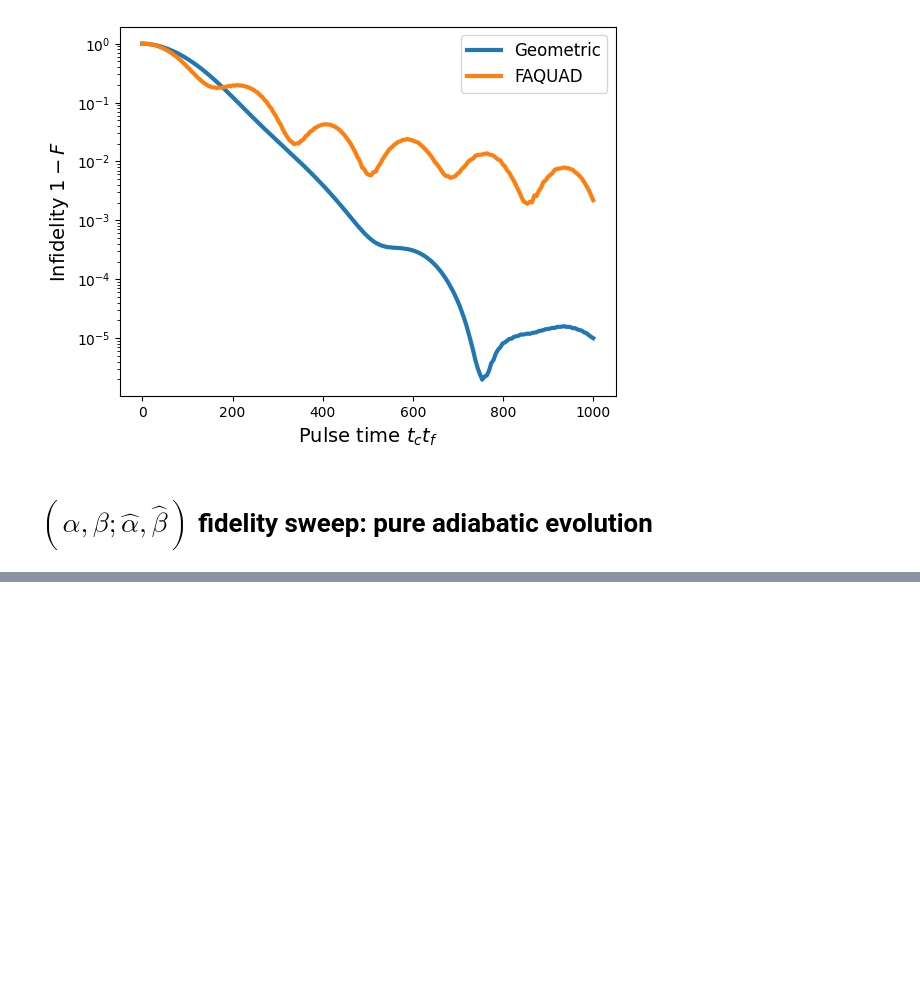
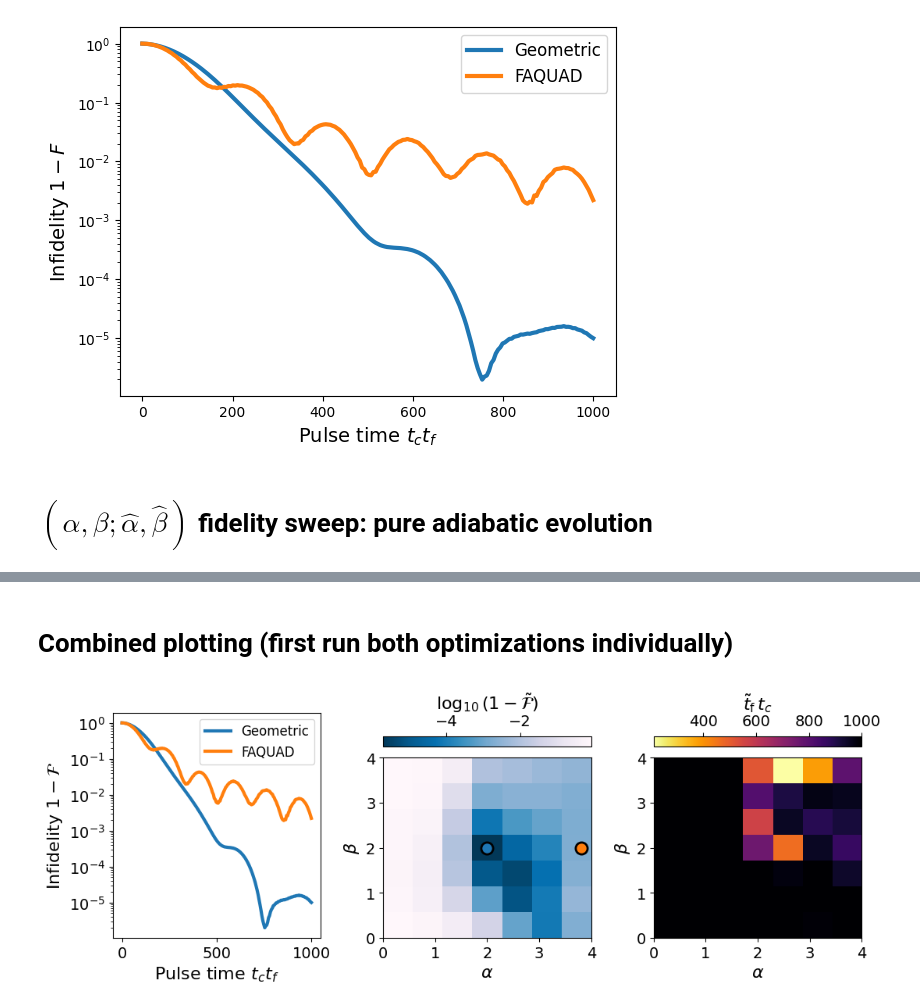
Before and after one commit to cventurameinersen/geodesiq-control, a Jupyter notebook: examples/dqd_model.ipynb, the cells around one changed output, grey strips where cells are left out. Drawn from its saved outputs; the diff is of its cells as text; code cells hidden in the pictures; blank space fills up the shorter version.

Commit message:
many_body pulse shaping example added...

```diff
--- a/examples/dqd_model.ipynb
+++ b/examples/dqd_model.ipynb
@@ -150,0 +157,53 @@ plt.show()
+# %% [markdown]
+# Combined plotting (first run both optimizations individually)
+# %%
+fontsizes = 14
+fontsize_label = 16
+colorbar_loc = 'top'
+cmap_coloring_fid = 'PuBu_r'
+extent = [min(alphas), max(alphas), min(betas), max(betas)]
+
+fig, axs = plt.subplots(1, 3, figsize=(11, 4))
+
+axs[0].plot(durations, 1 - fidelities_geometric, label='Geometric', lw=3)
+axs[0].plot(durations, 1 - fidelities_faquad, label='FAQUAD', lw=3)
+axs[0].set_yscale('log')
+axs[0].set_ylabel('Infidelity $1-\mathcal{F}$', fontsize=fontsize_label)
+axs[0].set_xlabel('Pulse time $t_c t_f$', fontsize=fontsize_label)
+axs[0].tick_params(labelsize=fontsizes)
+axs[0].legend(fontsize=12)
+
+
+infidelity_opt = np.log10(1 - optimal_fidelities.T)
+
+im1 = axs[1].imshow(
+    infidelity_opt, origin='lower', aspect='auto',
+    interpolation='none', extent=extent, cmap=cmap_coloring_fid
+)
+axs[1].set_xlabel(r'$\alpha$', fontsize=fontsize_label)
+axs[1].set_ylabel(r'$\beta$', fontsize=fontsize_label)
+axs[1].tick_params(labelsize=fontsizes)
+
+axs[1].scatter(2, 2, s=120, label='Geometric', edgecolor='black', linewidths=2)
+axs[1].scatter(3.8, 2, s=120, label='FAQUAD', edgecolor='black', linewidths=2)
+
+cbar1 = plt.colorbar(im1, ax=axs[1], location=colorbar_loc, pad=0.05)
+cbar1.set_label(r'$\log_{10}(1 - \tilde{\mathcal{F}})$', size=fontsize_label)
+cbar1.ax.tick_params(labelsize=fontsizes)
+
+im2 = axs[2].imshow(
+    best_times.T, origin='lower', aspect='auto',
+    interpolation='none', extent=extent, cmap='inferno_r'
+)
+axs[2].set_xlabel(r'$\alpha$', fontsize=fontsize_label)
+axs[2].set_ylabel(r'$\beta$', fontsize=fontsize_label)
+axs[2].tick_params(labelsize=fontsizes)
+
+cbar2 = plt.colorbar(im2, ax=axs[2], location=colorbar_loc, pad=0.05)
+cbar2.set_label(r'$\tilde{t}_\text{f}\,t_c$', size=fontsize_label)
+cbar2.ax.tick_params(labelsize=fontsizes)
+
+plt.tight_layout()
+plt.show()
+# %% [output]
+[figure, added]
```
Also changed, not shown: parts of 7 cells of this notebook, 1 other file.
